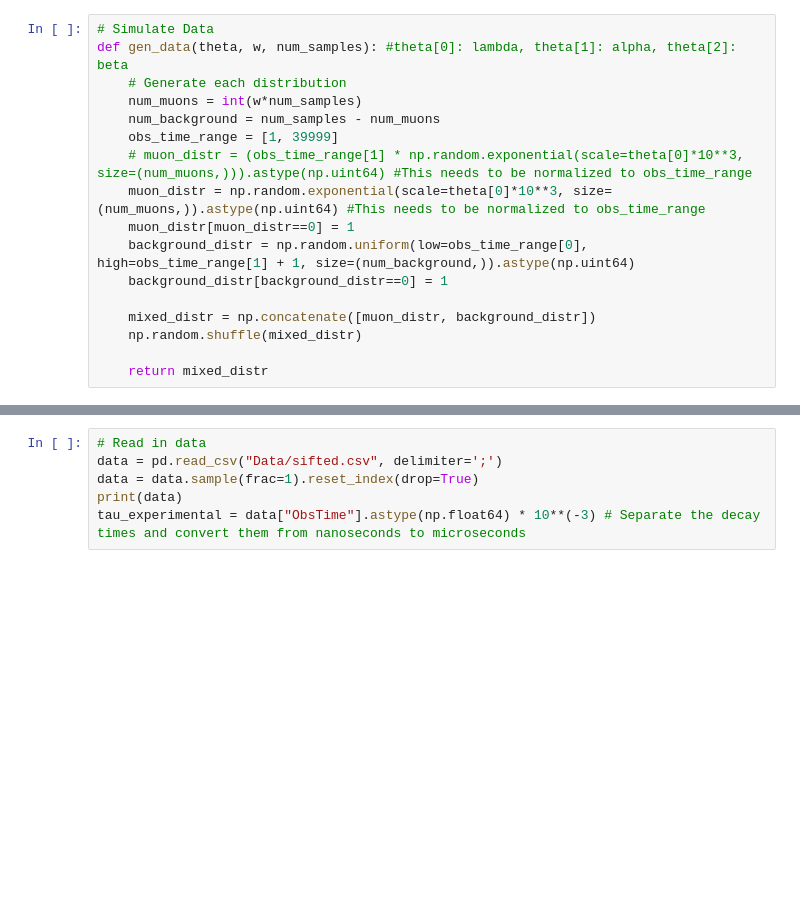
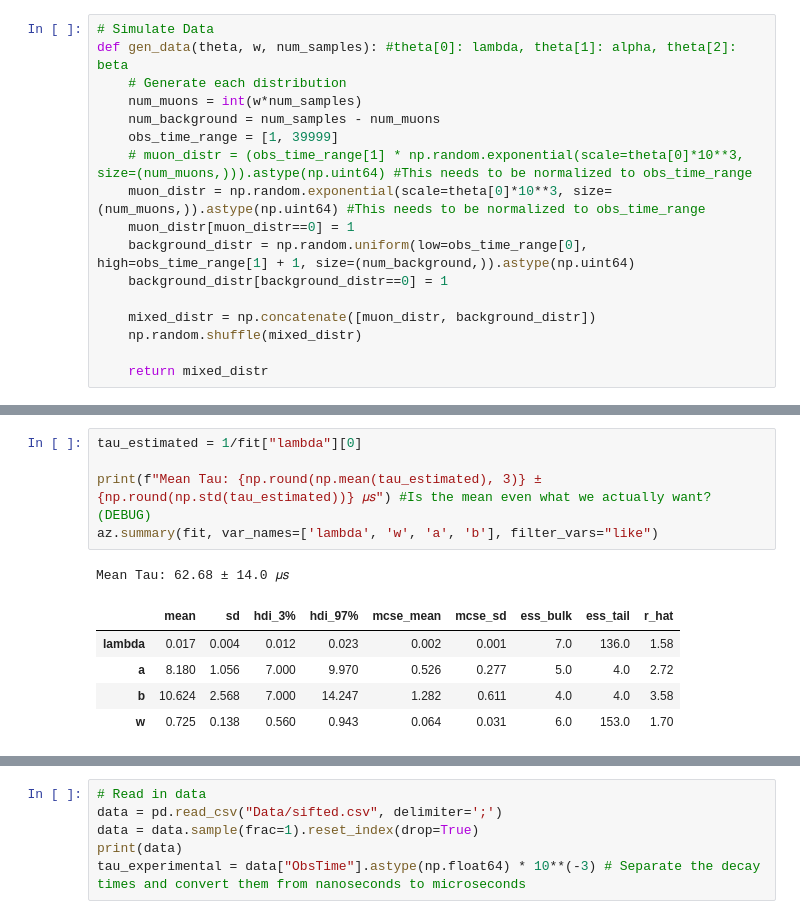
Before and after one commit to NightHydra/CognitiveModelingHomework, a Jupyter notebook: Project/muonPhysics.ipynb, the cells around one changed output, grey strips where cells are left out. Drawn from its saved outputs; the diff is of its cells as text; blank space fills up the shorter version.

```diff
--- a/Project/muonPhysics.ipynb
+++ b/Project/muonPhysics.ipynb
@@ -83,0 +163,12 @@ model {
+# %%
+tau_estimated = 1/fit["lambda"][0]
+
+print(f"Mean Tau: {np.round(np.mean(tau_estimated), 3)} ± {np.round(np.std(tau_estimated))} 𝜇𝑠") #Is the mean even what we actually want? (DEBUG)
+az.summary(fit, var_names=['lambda', 'w', 'a', 'b'], filter_vars="like")
+# %% [output]
+Mean Tau: 62.68 ± 14.0 𝜇𝑠
+|  | mean | sd | hdi_3% | hdi_97% | mcse_mean | mcse_sd | ess_bulk | ess_tail | r_hat |
+| lambda | 0.017 | 0.004 | 0.012 | 0.023 | 0.002 | 0.001 | 7.0 | 136.0 | 1.58 |
+| a | 8.180 | 1.056 | 7.000 | 9.970 | 0.526 | 0.277 | 5.0 | 4.0 | 2.72 |
+| b | 10.624 | 2.568 | 7.000 | 14.247 | 1.282 | 0.611 | 4.0 | 4.0 | 3.58 |
+| w | 0.725 | 0.138 | 0.560 | 0.943 | 0.064 | 0.031 | 6.0 | 153.0 | 1.70 |
```
Also changed, not shown: parts of 7 cells of this notebook.
